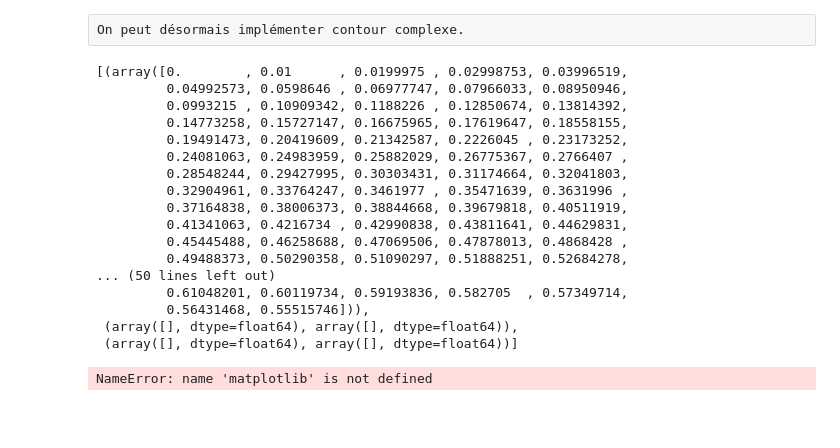
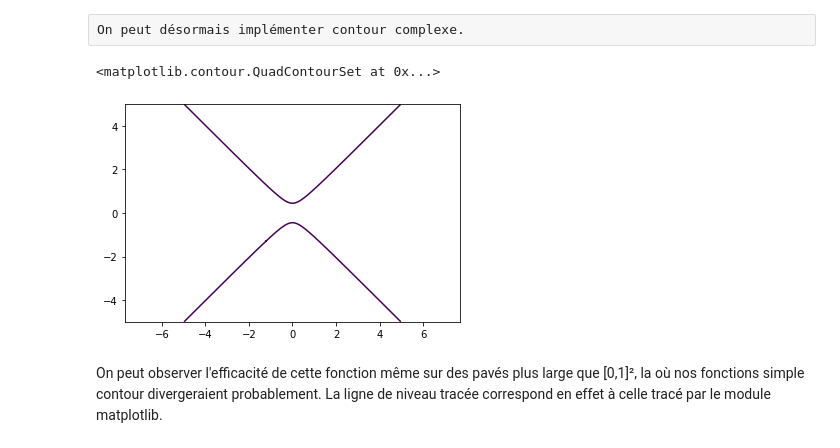
Before and after one commit to mpapet/projetmath, a Jupyter notebook: rendu.ipynb, the cells around one changed output. Cells and saved outputs as stored; diff of their text form; code cells hidden in the pictures; blank space fills up the shorter version.

```diff
--- a/rendu.ipynb
+++ b/rendu.ipynb
@@ -333,29 +345,21 @@ def contour(f, c, xs=[0.0, 1.0], ys=[0.0, 1.0], delta=0.01):
                         (xmin + (xmax - xmin) * x_curve, ymin + (ymax - ymin) * y_curve)
                     )
     return curves
-# %%
- contour(f, 0.2 )
-# %% [output]
-[(array([0.        , 0.01      , 0.0199975 , 0.02998753, 0.03996519,
-         0.04992573, 0.0598646 , 0.06977747, 0.07966033, 0.08950946,
-         0.0993215 , 0.10909342, 0.1188226 , 0.12850674, 0.13814392,
-         0.14773258, 0.15727147, 0.16675965, 0.17619647, 0.18558155,
-         0.19491473, 0.20419609, 0.21342587, 0.2226045 , 0.23173252,
-         0.24081063, 0.24983959, 0.25882029, 0.26775367, 0.2766407 ,
-         0.28548244, 0.29427995, 0.30303431, 0.31174664, 0.32041803,
-         0.32904961, 0.33764247, 0.3461977 , 0.35471639, 0.3631996 ,
-         0.37164838, 0.38006373, 0.38844668, 0.39679818, 0.40511919,
-         0.41341063, 0.4216734 , 0.42990838, 0.43811641, 0.44629831,
-         0.45445488, 0.46258688, 0.47069506, 0.47878013, 0.4868428 ,
-         0.49488373, 0.50290358, 0.51090297, 0.51888251, 0.52684278,
-... (50 lines left out)
-         0.61048201, 0.60119734, 0.59193836, 0.582705  , 0.57349714,
-         0.56431468, 0.55515746])),
- (array([], dtype=float64), array([], dtype=float64)),
- (array([], dtype=float64), array([], dtype=float64))]
-# %%
-level_curves = contour(f, 0.02)
-for x, y in level_curves:
-    matplotlib.pyplot.plot(x, y)
-# %% [output]
-NameError: name 'matplotlib' is not defined
+# %%
+## Test de la fonction contour complexe
+
+level_curves = contour(f,c=0.2,  xs=[-5.0, 5.0], ys=[-5.0, 5.0])
+for x, y in level_curves:
+    plt.plot(x, y)
+
+Xsec = np.arange(-5, 5, 0.01)
+Ysec = np.arange(-5, 5, 0.01)
+Xsec, Ysec = np.meshgrid(Xsec, Ysec)
+Z = f(Xsec, Ysec)
+plt.axis('equal')
+plt.contour(Xsec, Ysec, Z, [0.2])
+# %% [output]
+<matplotlib.contour.QuadContourSet at 0x...>
+[figure, added]
+# %% [markdown]
+On peut observer l'efficacité de cette fonction même sur des pavés plus large que [0,1]², la où nos fonctions simple contour divergeraient probablement. La ligne de niveau tracée correspond en effet à celle tracé par le module matplotlib.
```
Also changed, not shown: parts of 12 cells of this notebook.
